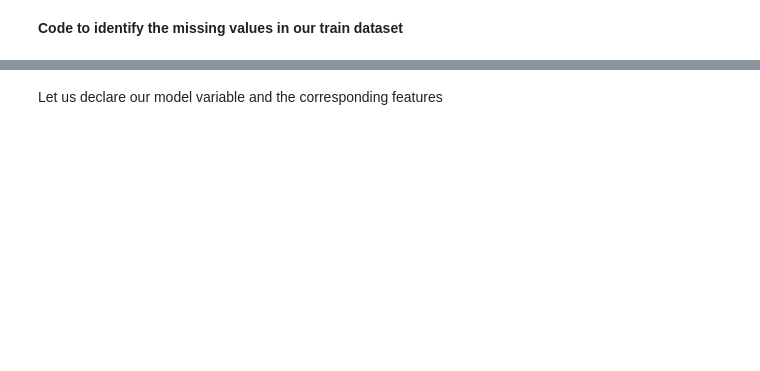
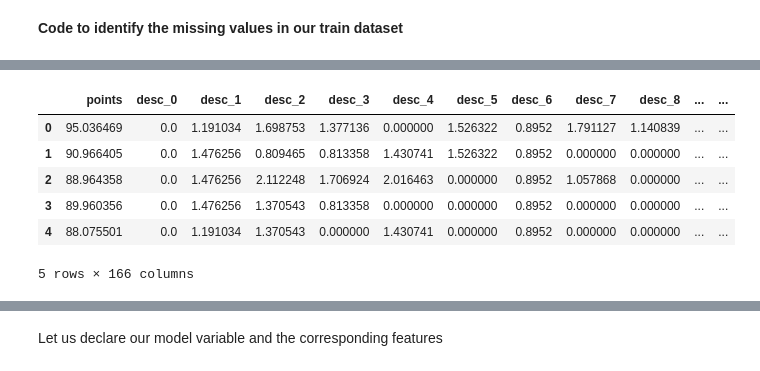
Before and after one commit to KANUBALAD/Group_One, a Jupyter notebook: Cat_boost_Regression.ipynb, the cells around one changed output, grey strips where cells are left out. Drawn from its saved outputs; the diff is of its cells as text; code cells hidden in the pictures; blank space fills up the shorter version.

```diff
--- a/Cat_boost_Regression.ipynb
+++ b/Cat_boost_Regression.ipynb
@@ -75,0 +219,4 @@ wine_train.head(1)
+# %%
+# add a column of word counts to both the training and test set
+wine_train['desc_len'] = wine_train['description'].apply(lambda x: len(x))
+wine_test['desc_len'] = wine_test['description'].apply(lambda x: len(x))
@@ -75,0 +485,20 @@ wine_train.head(1)
+# %%
+train_selected = pd.concat([wine_train['points'], wine_train['price'],
+                            desc_tdidf_tr, designation_tdidf_tr, province_tdidf_tr,
+                            region_1_tdidf_tr, title_tdidf_tr, variety_tdidf_tr,
+                            winery_tdidf_tr], axis=1)
+test_selected = pd.concat([wine_test['points'],
+                           desc_tdidf_tst, designation_tdidf_tst, province_tdidf_tst,
+                           region_1_tdidf_tst, title_tdidf_tst, variety_tdidf_tst,
+                           winery_tdidf_tst], axis=1)
+# test_selected.drop('price')
+# %%
+test_selected.head()
+# %% [output]
+|  | points | desc_0 | desc_1 | desc_2 | desc_3 | desc_4 | desc_5 | desc_6 | desc_7 | desc_8 | ... | ... |
+| 0 | 95.036469 | 0.0 | 1.191034 | 1.698753 | 1.377136 | 0.000000 | 1.526322 | 0.8952 | 1.791127 | 1.140839 | ... | ... |
+| 1 | 90.966405 | 0.0 | 1.476256 | 0.809465 | 0.813358 | 1.430741 | 1.526322 | 0.8952 | 0.000000 | 0.000000 | ... | ... |
+| 2 | 88.964358 | 0.0 | 1.476256 | 2.112248 | 1.706924 | 2.016463 | 0.000000 | 0.8952 | 1.057868 | 0.000000 | ... | ... |
+| 3 | 89.960356 | 0.0 | 1.476256 | 1.370543 | 0.813358 | 0.000000 | 0.000000 | 0.8952 | 0.000000 | 0.000000 | ... | ... |
+| 4 | 88.075501 | 0.0 | 1.191034 | 1.370543 | 0.000000 | 1.430741 | 0.000000 | 0.8952 | 0.000000 | 0.000000 | ... | ... |
+5 rows × 166 columns
```
Also changed, not shown: parts of 77 cells of this notebook, 15 other files.
